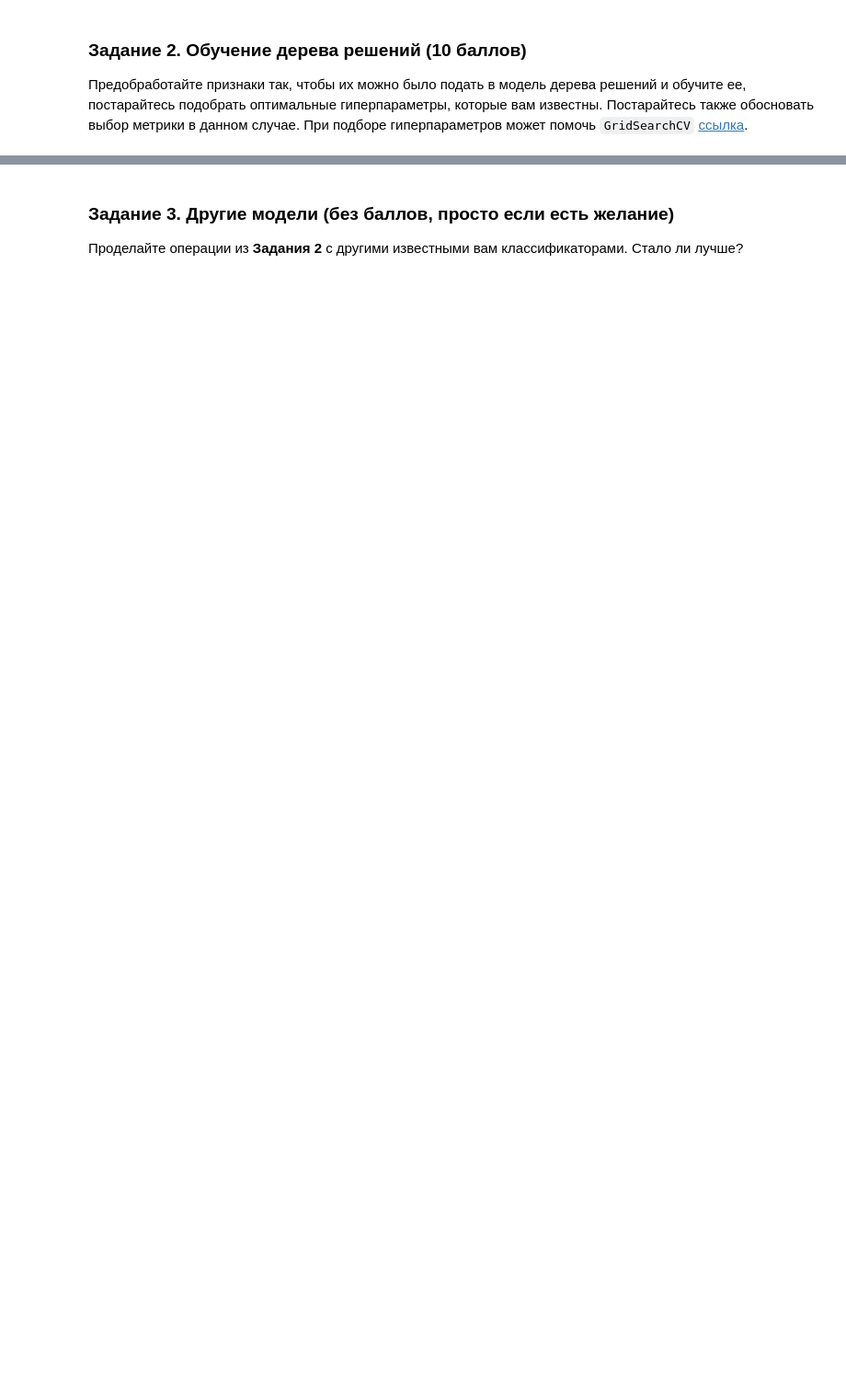
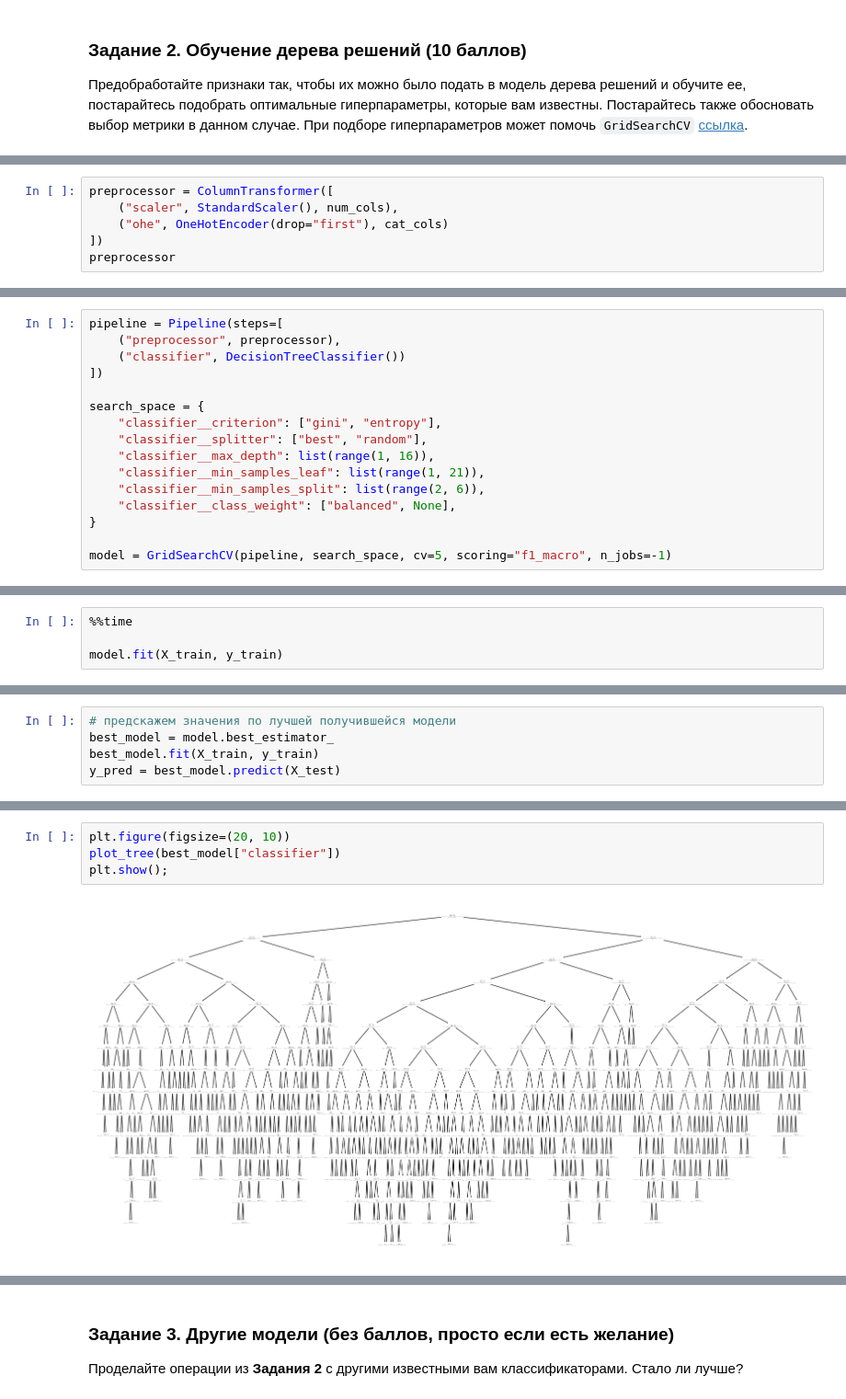
Before and after one commit to ArtemVaska/BI-ML-2024, a Jupyter notebook: lecture_4_dt/homework/code/dt_lecture_practice.ipynb, the cells around one changed output, grey strips where cells are left out. Shown at 92% size. Cells and saved outputs as stored; diff of their text form; blank space fills up the shorter version.

```diff
--- a/lecture_4_dt/homework/code/dt_lecture_practice.ipynb
+++ b/lecture_4_dt/homework/code/dt_lecture_practice.ipynb
@@ -106,0 +148,6 @@ duration_in min/ms  3245
+# %%
+preprocessor = ColumnTransformer([
+    ("scaler", StandardScaler(), num_cols),
+    ("ohe", OneHotEncoder(drop="first"), cat_cols)
+])
+preprocessor
@@ -106,0 +162,16 @@ duration_in min/ms  3245
+# %%
+pipeline = Pipeline(steps=[
+    ("preprocessor", preprocessor),
+    ("classifier", DecisionTreeClassifier())
+])
+
+search_space = {
+    "classifier__criterion": ["gini", "entropy"],
+    "classifier__splitter": ["best", "random"],
+    "classifier__max_depth": list(range(1, 16)),
+    "classifier__min_samples_leaf": list(range(1, 21)),
+    "classifier__min_samples_split": list(range(2, 6)),
+    "classifier__class_weight": ["balanced", None],
+}
+
+model = GridSearchCV(pipeline, search_space, cv=5, scoring="f1_macro", n_jobs=-1)
@@ -106,0 +180,4 @@ duration_in min/ms  3245
+# %%
+%%time
+
+model.fit(X_train, y_train)
@@ -106,0 +238,5 @@ duration_in min/ms  3245
+# %%
+# предскажем значения по лучшей получившейся модели
+best_model = model.best_estimator_
+best_model.fit(X_train, y_train)
+y_pred = best_model.predict(X_test)
@@ -106,0 +256,6 @@ duration_in min/ms  3245
+# %%
+plt.figure(figsize=(20, 10))
+plot_tree(best_model["classifier"])
+plt.show();
+# %% [output]
+[figure, added]
```
Also changed, not shown: parts of 19 cells of this notebook.
